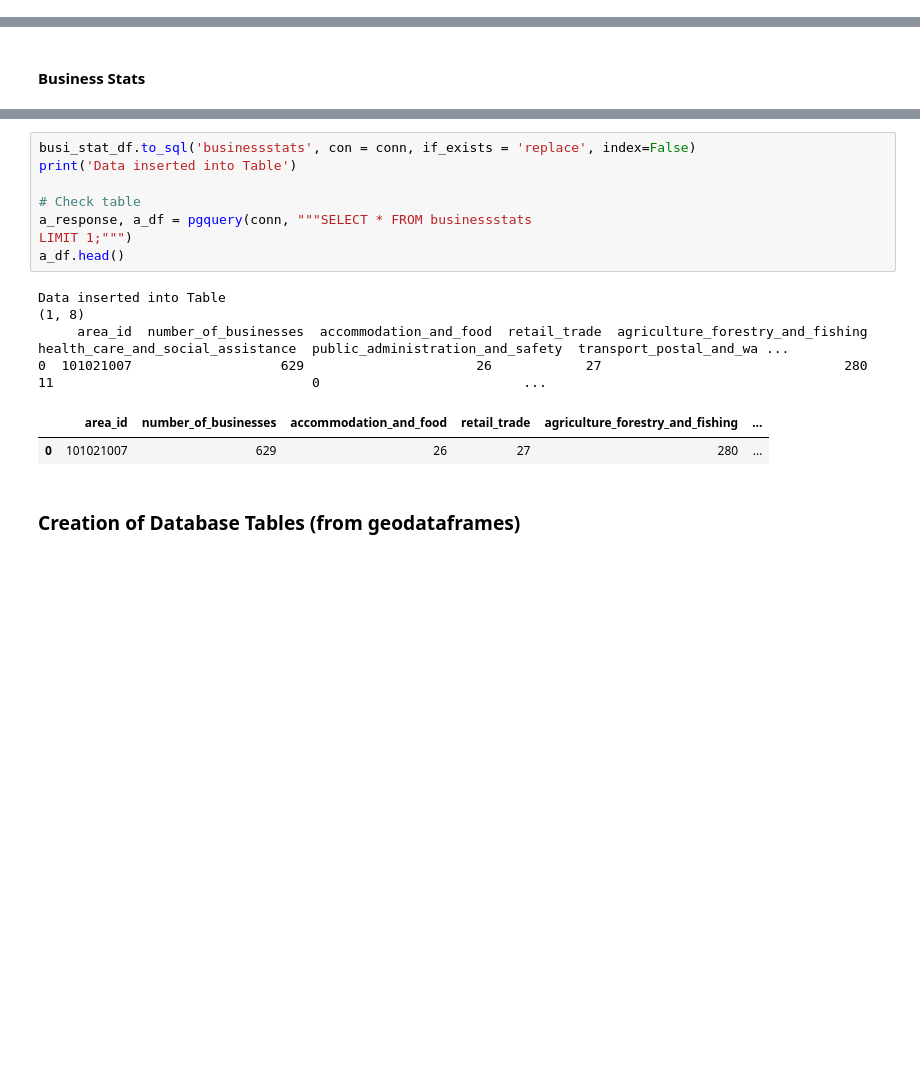
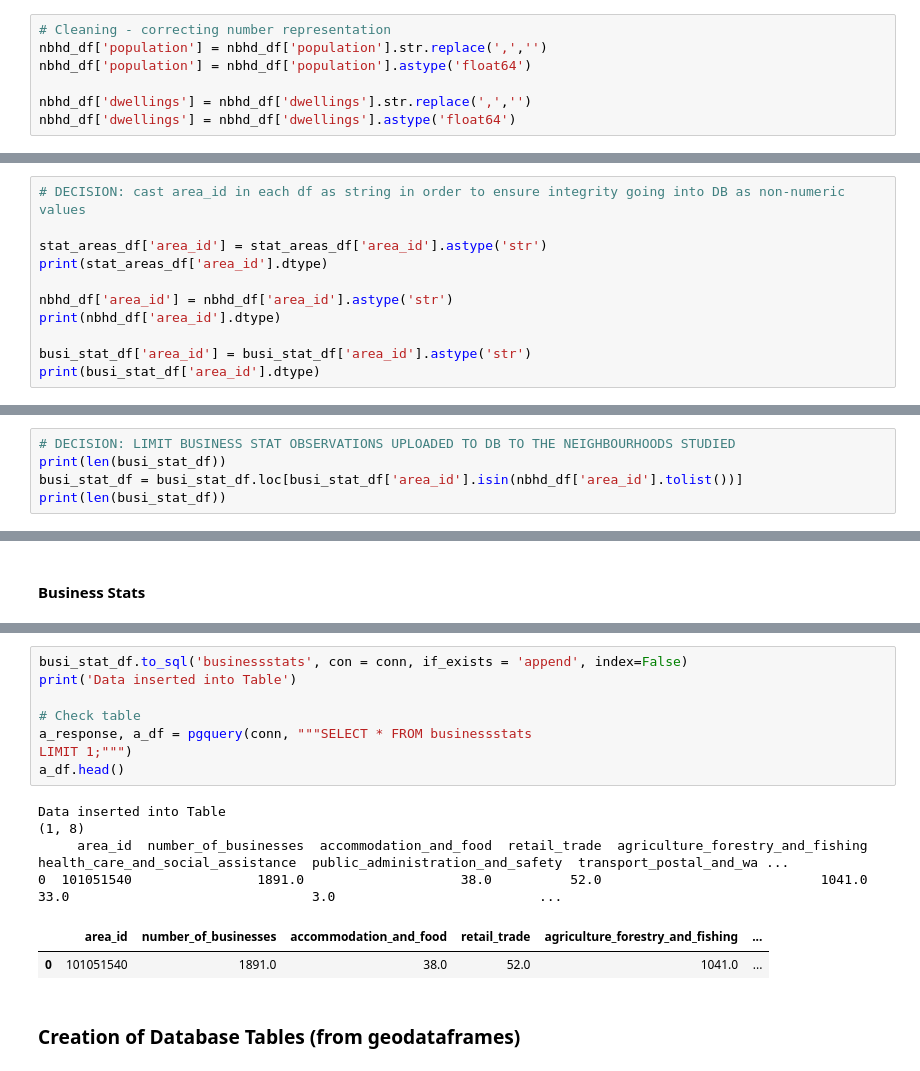
Before and after one commit to ew92/data2001_project, a Jupyter notebook: main.ipynb, the cells around one changed output, grey strips where cells are left out. Saved outputs shown, nothing was run; the diff lists cells and outputs as text; blank space fills up the shorter version.

```diff
--- a/main.ipynb
+++ b/main.ipynb
@@ -47,3 +97,10 @@ len(nbhd_df)
+# %%
+# Cleaning - correcting number representation
+nbhd_df['population'] = nbhd_df['population'].str.replace(',','')
+nbhd_df['population'] = nbhd_df['population'].astype('float64')
+
+nbhd_df['dwellings'] = nbhd_df['dwellings'].str.replace(',','')
+nbhd_df['dwellings'] = nbhd_df['dwellings'].astype('float64')
 # %%
 busi_stat_df = pd.read_csv('./data/BusinessStats.csv')
 busi_stat_df = busi_stat_df.drop(columns=['area_name']) #Not in the required columns according to May revision of assigment sheet v3
@@ -54,0 +123,11 @@ busi_stat_df.head(1)
+# %%
+# DECISION: cast area_id in each df as string in order to ensure integrity going into DB as non-numeric values
+
+stat_areas_df['area_id'] = stat_areas_df['area_id'].astype('str')
+print(stat_areas_df['area_id'].dtype)
+
+nbhd_df['area_id'] = nbhd_df['area_id'].astype('str')
+print(nbhd_df['area_id'].dtype)
+
+busi_stat_df['area_id'] = busi_stat_df['area_id'].astype('str')
+print(busi_stat_df['area_id'].dtype)
@@ -54,0 +138,5 @@ busi_stat_df.head(1)
+# %%
+# DECISION: LIMIT BUSINESS STAT OBSERVATIONS UPLOADED TO DB TO THE NEIGHBOURHOODS STUDIED
+print(len(busi_stat_df))
+busi_stat_df = busi_stat_df.loc[busi_stat_df['area_id'].isin(nbhd_df['area_id'].tolist())]
+print(len(busi_stat_df))
@@ -334,18 +497,18 @@ conn.execute(business_create)
 # %%
-busi_stat_df.to_sql('businessstats', con = conn, if_exists = 'replace', index=False)
+busi_stat_df.to_sql('businessstats', con = conn, if_exists = 'append', index=False)
 print('Data inserted into Table')
 
 # Check table
 a_response, a_df = pgquery(conn, """SELECT * FROM businessstats
 LIMIT 1;""")
 a_df.head()
 # %% [output]
 Data inserted into Table
 (1, 8)
      area_id  number_of_businesses  accommodation_and_food  retail_trade  agriculture_forestry_and_fishing  health_care_and_social_assistance  public_administration_and_safety  transport_postal_and_wa ...
-0  101021007                   629                      26            27                               280                                 11                                 0                          ...
+0  101051540                1891.0                    38.0          52.0                            1041.0                               33.0                               3.0                          ...
 |  | area_id | number_of_businesses | accommodation_and_food | retail_trade | agriculture_forestry_and_fishing | ... |
-| 0 | 101021007 | 629 | 26 | 27 | 280 | ... |
+| 0 | 101051540 | 1891.0 | 38.0 | 52.0 | 1041.0 | ... |
 # %% [markdown]
 ### Creation of Database Tables (from geodataframes)
 # %% [markdown]
```
Also changed, not shown: parts of 32 cells of this notebook, 3 other files.
